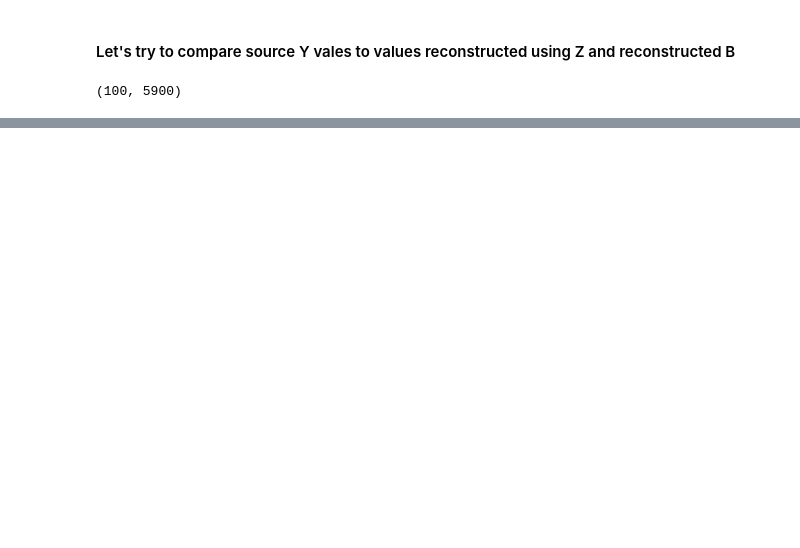
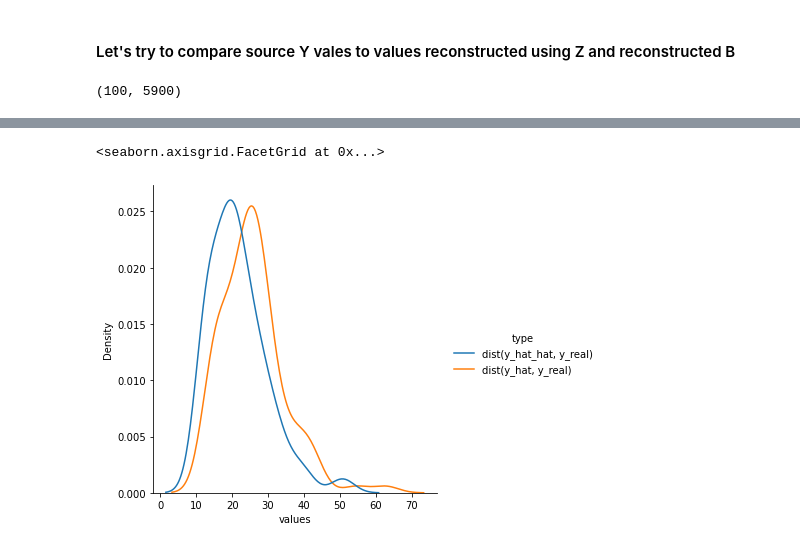
Before and after one commit to Bishop-Laboratory/autoPLIER-analysis, a Jupyter notebook: analysis/CellO_training_data_eda_Serhiy/B-Regression.ipynb, the cells around one changed output, grey strips where cells are left out. Saved outputs shown, nothing was run; the diff lists cells and outputs as text; code cells hidden in the pictures; blank space fills up the shorter version.

Commit message:
updated B vectors regression script with more results analysis

```diff
--- a/analysis/CellO_training_data_eda_Serhiy/B-Regression.ipynb
+++ b/analysis/CellO_training_data_eda_Serhiy/B-Regression.ipynb
@@ -273,0 +278,16 @@ sns.displot(data=dists_df, x='values', hue='type', kind='kde')
+# %%
+# distances between Y vectors reconstructed from infered B and associated target vectors
+y2y_hat_hat_dists_diag = y2y_hat_hat_dists.diagonal()
+
+# distances between reconstructed Y vectors and associated target vectors
+y2y_hat_dists_diag = y2y_hat_dists.diagonal()
+
+dists_df = pd.DataFrame({
+    'values': list(y2y_hat_hat_dists_diag) + list(y2y_hat_dists_diag),
+    'type': ['dist(y_hat_hat, y_real)'] * regr_subset_size + ['dist(y_hat, y_real)'] * regr_subset_size
+})
+
+sns.displot(data=dists_df, x='values', hue='type', kind='kde')
+# %% [output]
+<seaborn.axisgrid.FacetGrid at 0x...>
+[figure, added]
```
Also changed, not shown: parts of 18 cells of this notebook.
